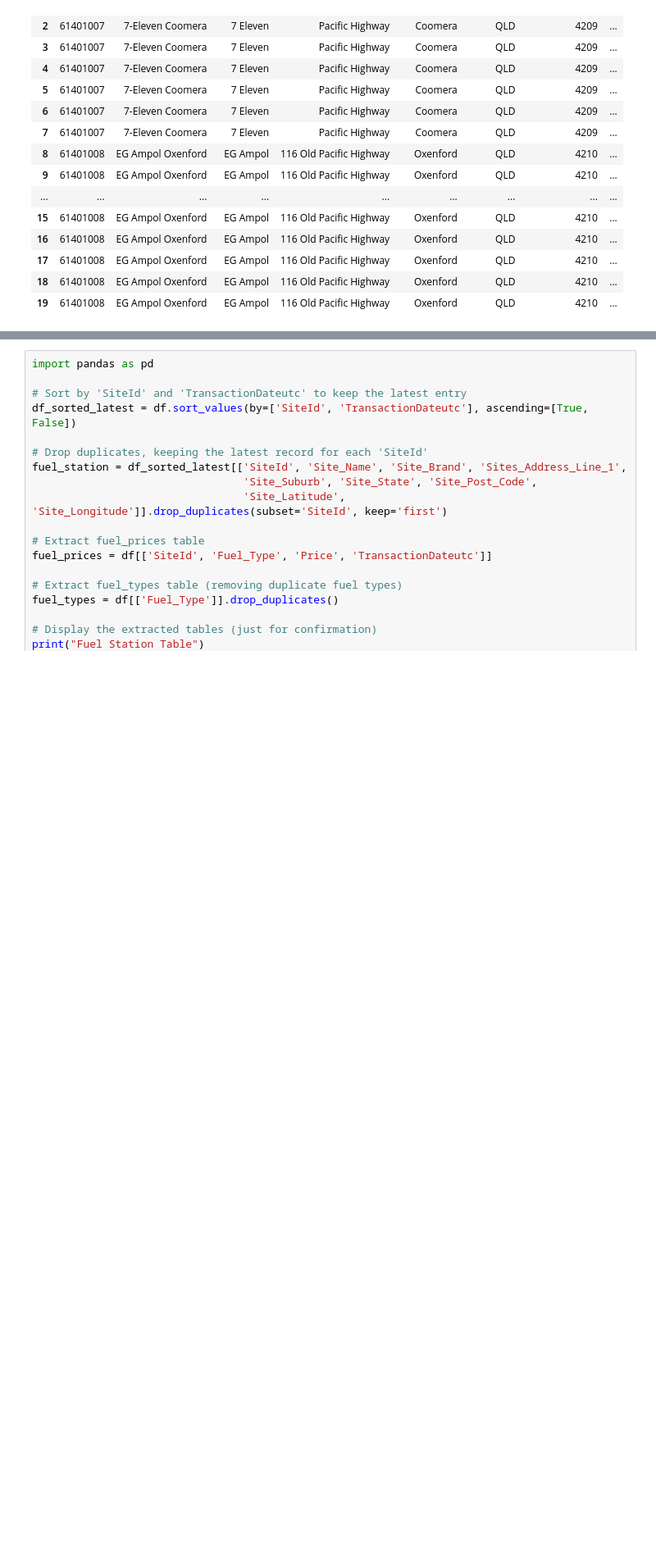
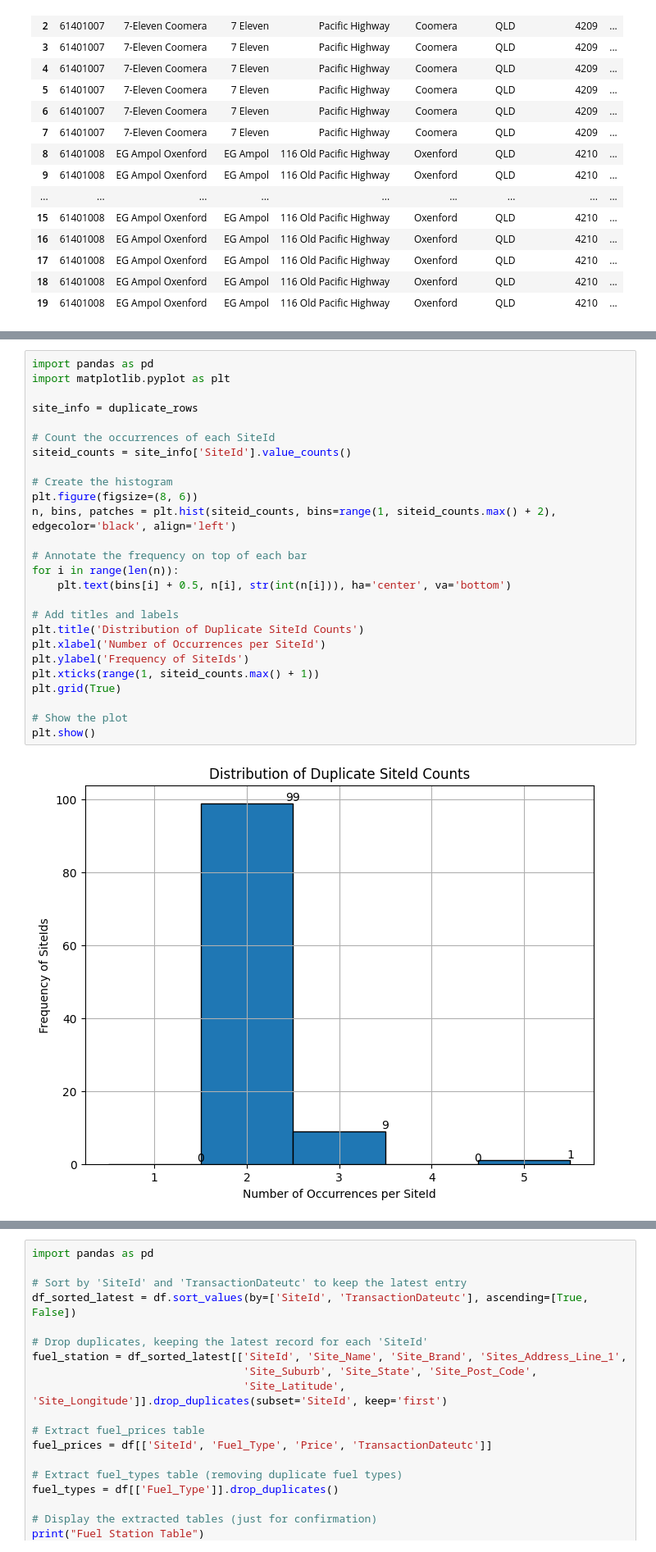
Before and after one commit to no1rookie/fuel_qld, a Jupyter notebook: fuel_price_sites.ipynb, the cells around one changed output, grey strips where cells are left out. Shown at 82% size. Cells and saved outputs as stored; diff of their text form; blank space fills up the shorter version.

```diff
--- a/fuel_price_sites.ipynb
+++ b/fuel_price_sites.ipynb
@@ -43 +114,29 @@ df.head(20)
+# %%
+import pandas as pd
+import matplotlib.pyplot as plt
+
+site_info = duplicate_rows
+
+# Count the occurrences of each SiteId
+siteid_counts = site_info['SiteId'].value_counts()
+
+# Create the histogram
+plt.figure(figsize=(8, 6))
+n, bins, patches = plt.hist(siteid_counts, bins=range(1, siteid_counts.max() + 2), edgecolor='black', align='left')
+
+# Annotate the frequency on top of each bar
+for i in range(len(n)):
+    plt.text(bins[i] + 0.5, n[i], str(int(n[i])), ha='center', va='bottom')
+
+# Add titles and labels
+plt.title('Distribution of Duplicate SiteId Counts')
+plt.xlabel('Number of Occurrences per SiteId')
+plt.ylabel('Frequency of SiteIds')
+plt.xticks(range(1, siteid_counts.max() + 1))
+plt.grid(True)
+
+# Show the plot
+plt.show()
+# %% [output]
+[figure, added]
 # %%
```
Also changed, not shown: parts of 3 cells of this notebook, 3 other files.
